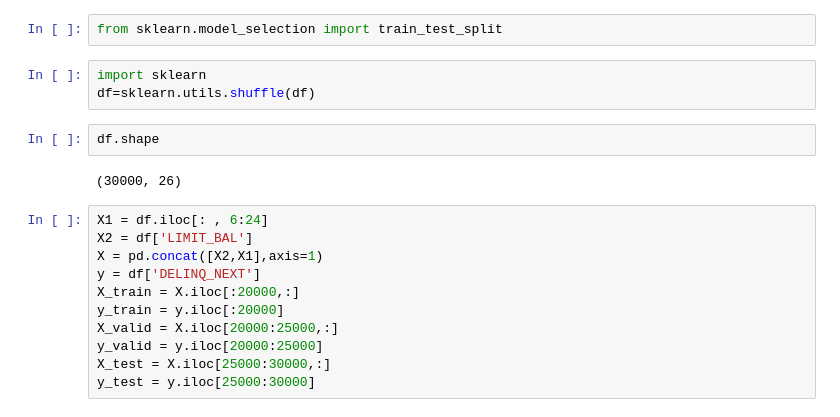
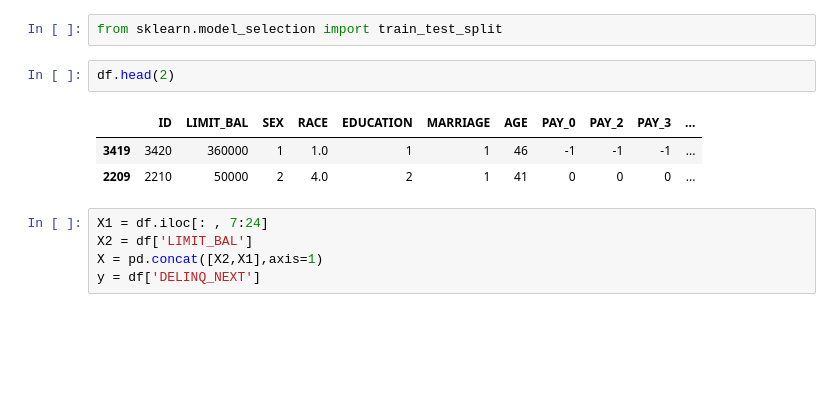
Before and after one commit to Ebrahim-Zamani/Project, a Jupyter notebook: Project.ipynb, the cells around one changed output. Cells and saved outputs as stored; diff of their text form; blank space fills up the shorter version.

```diff
--- a/Project.ipynb
+++ b/Project.ipynb
@@ -125,21 +140,14 @@ array([[<matplotlib.axes._subplots.AxesSubplot object at 0x...>,
 [figure]
 # %%
 from sklearn.model_selection import train_test_split
-# %%
-import sklearn
-df=sklearn.utils.shuffle(df)
-# %%
-df.shape
-# %% [output]
-(30000, 26)
+# %%
+df.head(2)
+# %% [output]
+|  | ID | LIMIT_BAL | SEX | RACE | EDUCATION | MARRIAGE | AGE | PAY_0 | PAY_2 | PAY_3 | ... |
+| 3419 | 3420 | 360000 | 1 | 1.0 | 1 | 1 | 46 | -1 | -1 | -1 | ... |
+| 2209 | 2210 | 50000 | 2 | 4.0 | 2 | 1 | 41 | 0 | 0 | 0 | ... |
 # %%
-X1 = df.iloc[: , 6:24]
+X1 = df.iloc[: , 7:24]
 X2 = df['LIMIT_BAL']
 X = pd.concat([X2,X1],axis=1)
 y = df['DELINQ_NEXT']
-X_train = X.iloc[:20000,:]
-y_train = y.iloc[:20000]
-X_valid = X.iloc[20000:25000,:]
-y_valid = y.iloc[20000:25000]
-X_test = X.iloc[25000:30000,:]
-y_test = y.iloc[25000:30000]
```
Also changed, not shown: parts of 15 cells of this notebook.
